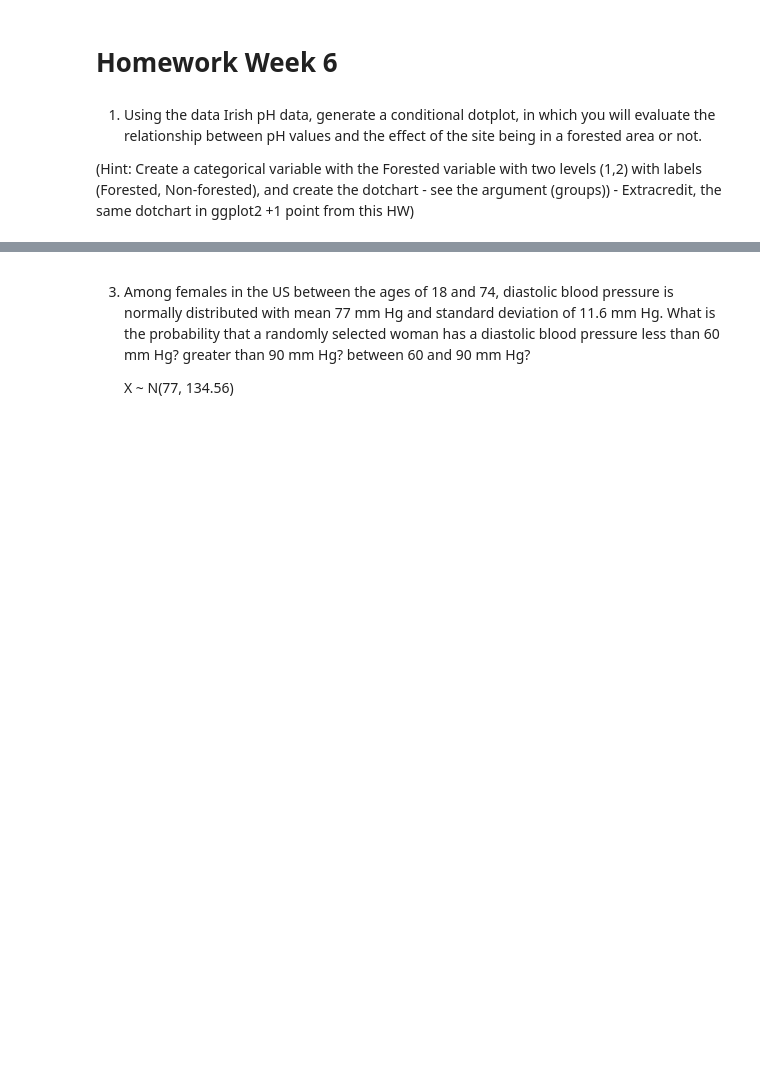
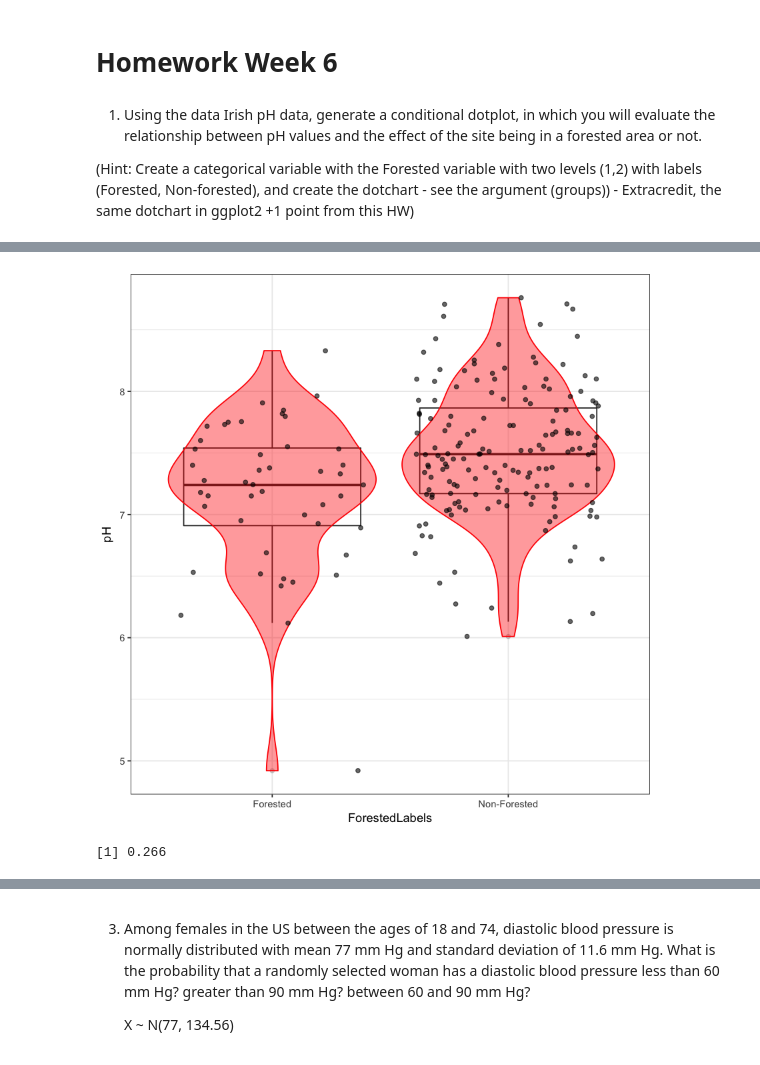
Before and after one commit to abchapman93/BMI_Prob_Stats, a Jupyter notebook: Module/Week_6/Homework Week 6.ipynb, the cells around one changed output, grey strips where cells are left out. Drawn from its saved outputs; the diff is of its cells as text; code cells hidden in the pictures; blank space fills up the shorter version.

```diff
--- a/Module/Week_6/Homework Week 6.ipynb
+++ b/Module/Week_6/Homework Week 6.ipynb
@@ -7,3 +42,16 @@
+# %%
+library(ggplot2)
+ggplot(data = df, aes(x = ForestedLabels, y = pH)) +
+  geom_boxplot(alpha = 0.2) +
+  geom_violin(fill='red', color='red',  alpha=0.4) +
+  geom_jitter(alpha = 0.6, color = "black") +
+  theme_bw()
+# %% [output]
+[figure, added]
+# %%
+(1 - .6517) - (1 - .9177)
+# %% [output]
+[1] 0.266
 # %% [markdown]
 2. Find the following values: $\Phi$ represents the area under the curve (from the z table)
 
```
Also changed, not shown: parts of 15 cells of this notebook, 4 other files.
